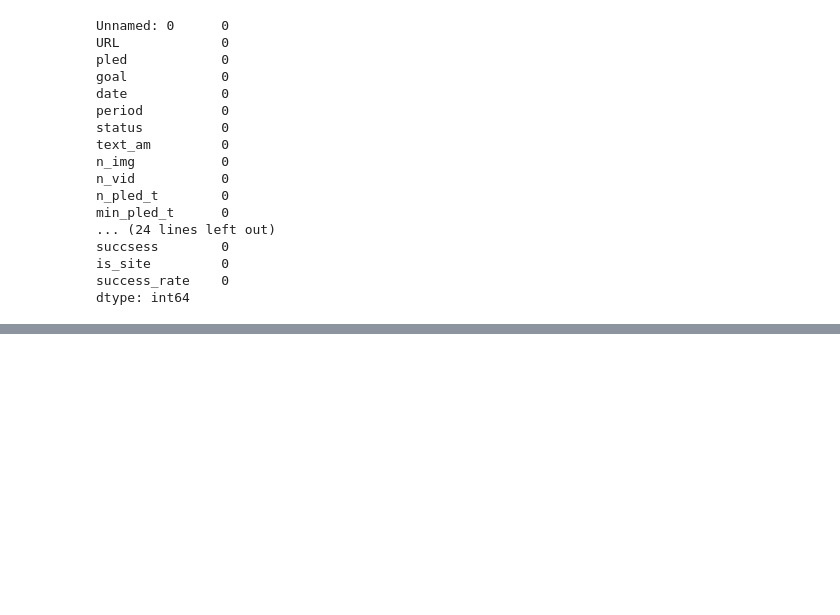
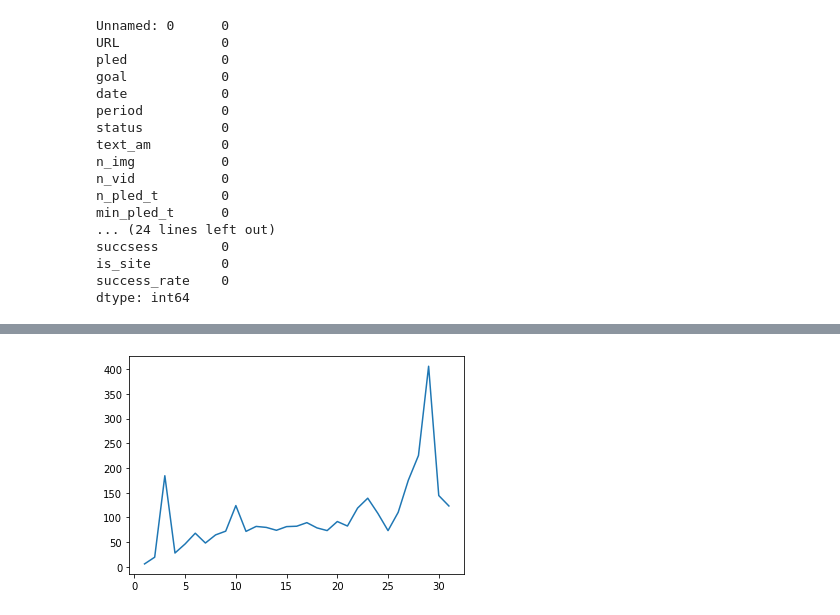
Before and after one commit to Yue2u/DANO-olympiade, a Jupyter notebook: Result.ipynb, the cells around one changed output, grey strips where cells are left out. Saved outputs shown, nothing was run; the diff lists cells and outputs as text; code cells hidden in the pictures; blank space fills up the shorter version.

```diff
--- a/Result.ipynb
+++ b/Result.ipynb
@@ -201,0 +212,16 @@ plt.ylabel = 'Среднее отношения pled / goal'
+# %%
+xs = []
+ys = []
+
+
+for vids in sorted(df['n_pled_t'].unique()):
+    mean_sr = df[df['n_pled_t'] == vids]['success_rate'].mean()
+    if df[df['n_pled_t'] == vids].shape[0] > 7:
+        xs.append(vids)
+        ys.append(mean_sr)
+
+plt.plot(xs, ys)
+plt.xlabel = 'Количество категорий доната'
+plt.ylabel = 'Среднее отношения pled / goal'
+# %% [output]
+[figure, added]
```
Also changed, not shown: parts of 32 cells of this notebook, 1 other file.
